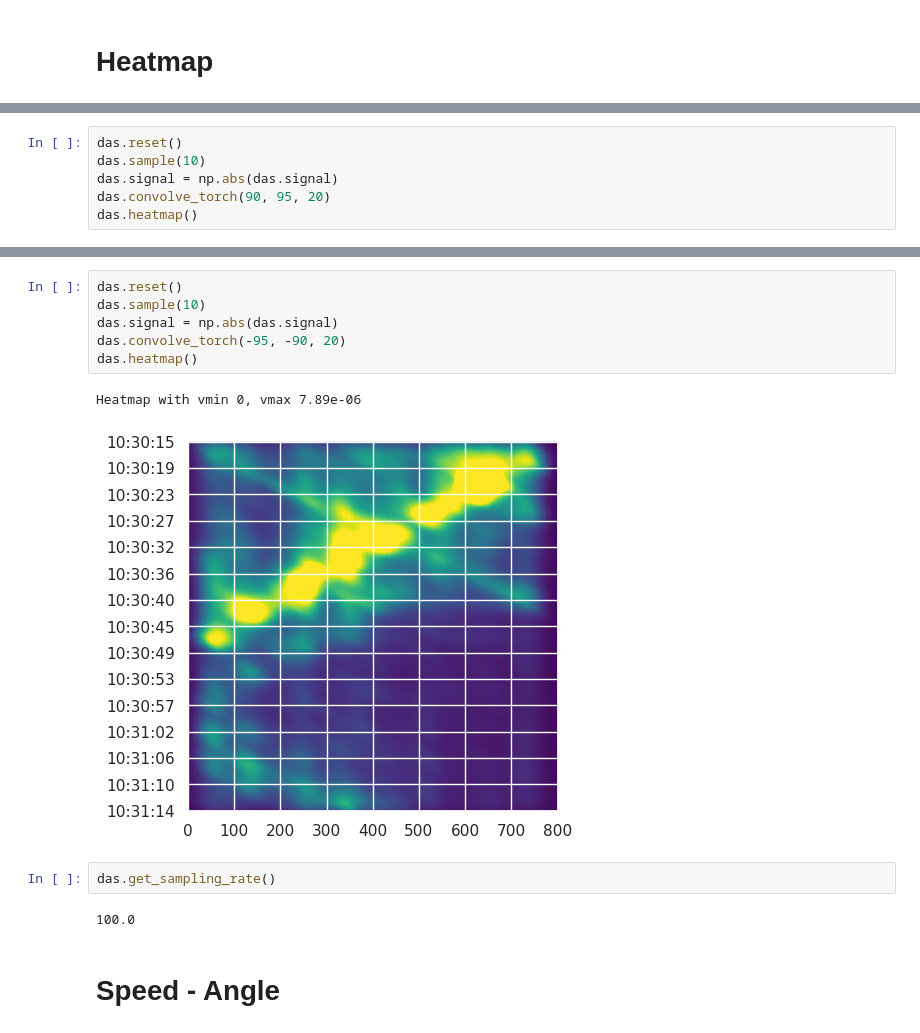
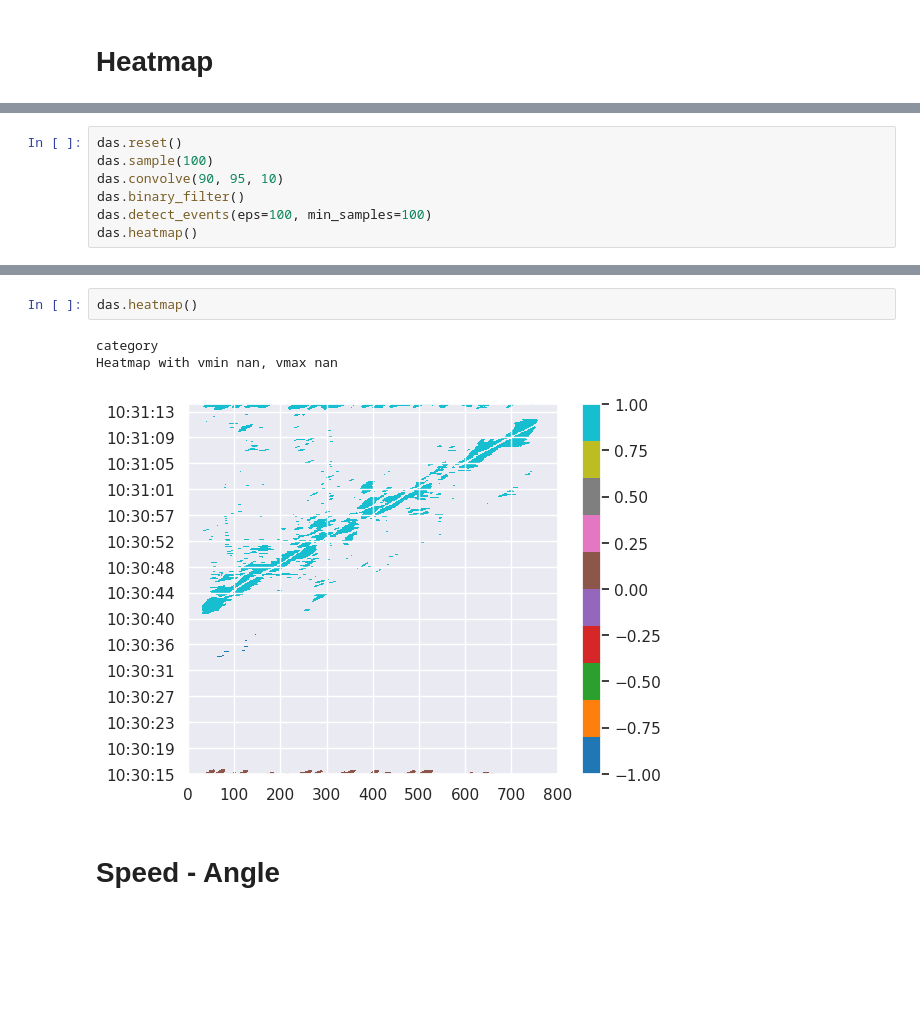
Before and after one commit to truongphanduykhanh/dasly, a Jupyter notebook: notebooks/8.3-khanhtruong-astfjordbrua.ipynb, the cells around one changed output, grey strips where cells are left out. Saved outputs shown, nothing was run; the diff lists cells and outputs as text; blank space fills up the shorter version.

```diff
--- a/notebooks/8.3-khanhtruong-astfjordbrua.ipynb
+++ b/notebooks/8.3-khanhtruong-astfjordbrua.ipynb
@@ -48,6 +64,7 @@ Heatmap with vmin -4.15e-08, vmax 4.15e-08
 # %%
 das.reset()
-das.sample(10)
-das.signal = np.abs(das.signal)
-das.convolve_torch(90, 95, 20)
+das.sample(100)
+das.convolve(90, 95, 10)
+das.binary_filter()
+das.detect_events(eps=100, min_samples=100)
 das.heatmap()
@@ -65,16 +71,9 @@ Heatmap with vmin -3.66e-08, vmax 3.66e-08
-# %%
-das.reset()
-das.sample(10)
-das.signal = np.abs(das.signal)
-das.convolve_torch(-95, -90, 20)
-das.heatmap()
-# %% [output]
-Heatmap with vmin 0, vmax 7.89e-06
-[figure, removed]
 # %%
-das.get_sampling_rate()
+das.heatmap()
 # %% [output]
-100.0
+category
+Heatmap with vmin nan, vmax nan
+[figure, added]
 # %% [markdown]
 # Speed - Angle
 # %%
```
Also changed, not shown: parts of 7 cells of this notebook, 3 other files.
